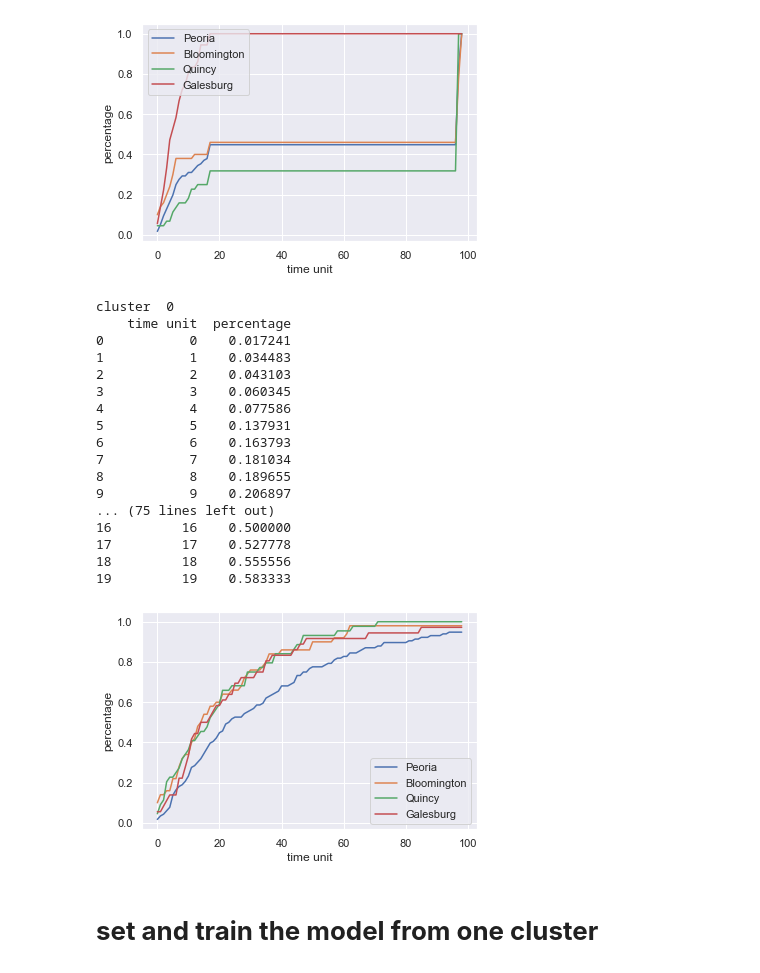
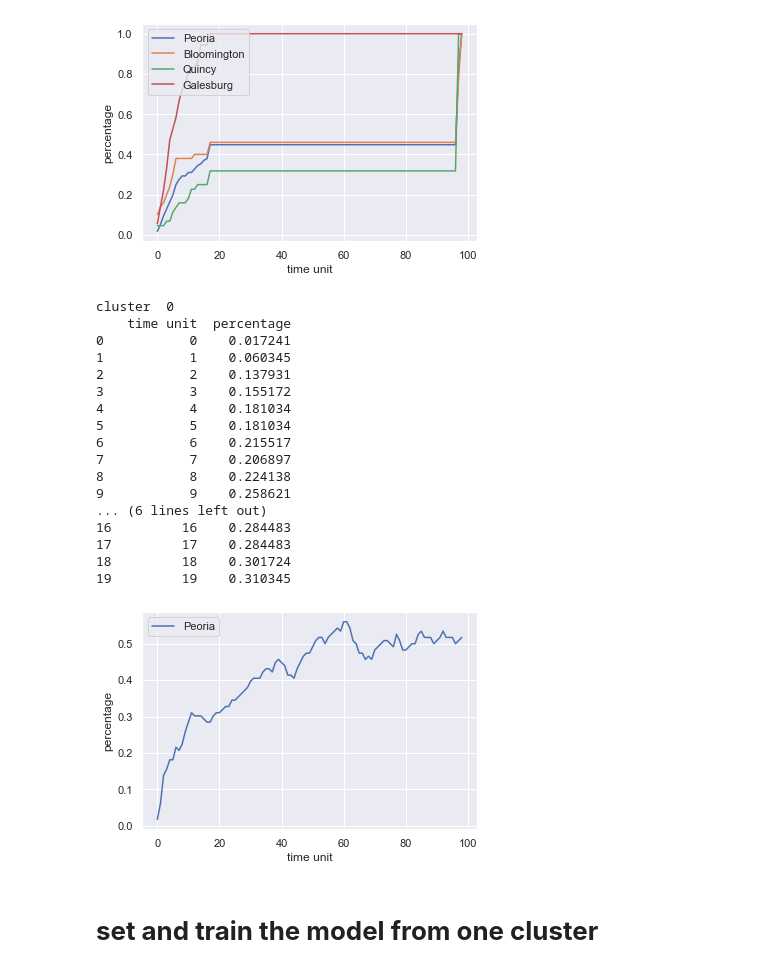
Before and after one commit to HX-Tfd/CSIS, a Jupyter notebook: process.ipynb, the cells around one changed output. Drawn from its saved outputs; the diff is of its cells as text; code cells hidden in the pictures.

```diff
--- a/process.ipynb
+++ b/process.ipynb
@@ -222,14 +222,6 @@ cluster  0
 from sklearn.linear_model import LinearRegression
 import math
 from scipy import stats
-
-# fixed profit
-E_profit = 15
-
-# coefficients of relations : k_alpha, k_beta, k_gamma
-k_alpha = 1
-k_beta = 2
-k_gamma = 3
 
 
 def get_initial_opinions(cluster_number):
@@ -249,7 +241,9 @@ def get_initial_opinions(cluster_number):
 
 
 # # get percentage of opinion 1 at each timepoint with our model
-def get_change_simulated(edge_props, cluster_index):
+def get_change_simulated(cluster_index, k_alpha, k_beta, k_gamma, E_profit):
+    edge_props = edge_properties[cluster_index]
+
     simulated_percentage_overtime = []
 
     # initial state
@@ -335,38 +329,35 @@ def update(driving_forces, edge_props, cluster_index, current_state):
     new_states = []
     prob = prob_of_change(driving_forces)
     for agent in range(cluster_size[cluster_index]):
-        #new_state = opinion(current_state[agent], prob[agent])
-        new_state_no_return = opinion_no_return(current_state[agent], prob[agent])
-        #new_states.append(new_state)
-        new_states.append(new_state_no_return)
+        new_state = opinion(current_state[agent], prob[agent])
+        #new_state_no_return = opinion_no_return(current_state[agent], prob[agent])
+        new_states.append(new_state)
+        #new_states.append(new_state_no_return)
 
     new_driving_force = update_driving_forces_cluster_specific(edge_props, cluster_index, current_state)
 
     return new_states, new_driving_force
 # %%
-get_change_simulated(peoria_edges, 0)
-get_change_simulated(bloomington_edges,1)
-get_change_simulated(quincy_edges, 2)
-get_change_simulated(galesburg_edges, 3)
+get_change_simulated(0,1,2,3,15)
 # %% [output]
 cluster  0
     time unit  percentage
 0           0    0.017241
-1           1    0.034483
-2           2    0.043103
-3           3    0.060345
-4           4    0.077586
-5           5    0.137931
-6           6    0.163793
-7           7    0.181034
-8           8    0.189655
-9           9    0.206897
-... (75 lines left out)
-16         16    0.500000
-17         17    0.527778
-18         18    0.555556
-19         19    0.583333
+1           1    0.060345
+2           2    0.137931
+3           3    0.155172
+4           4    0.181034
+5           5    0.181034
+6           6    0.215517
+7           7    0.206897
+8           8    0.224138
+9           9    0.258621
+... (6 lines left out)
+16         16    0.284483
+17         17    0.284483
+18         18    0.301724
+19         19    0.310345
-[figure, old version]
+[figure, new version]
 # %% [markdown]
 # **set and train the model from one cluster**
 # %%
```
Also changed, not shown: parts of 4 cells of this notebook.
